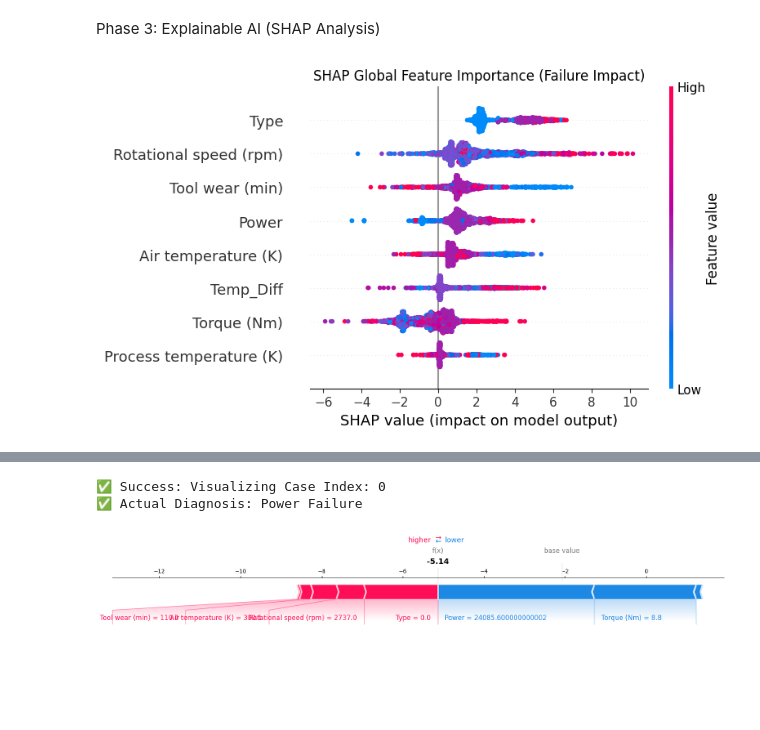
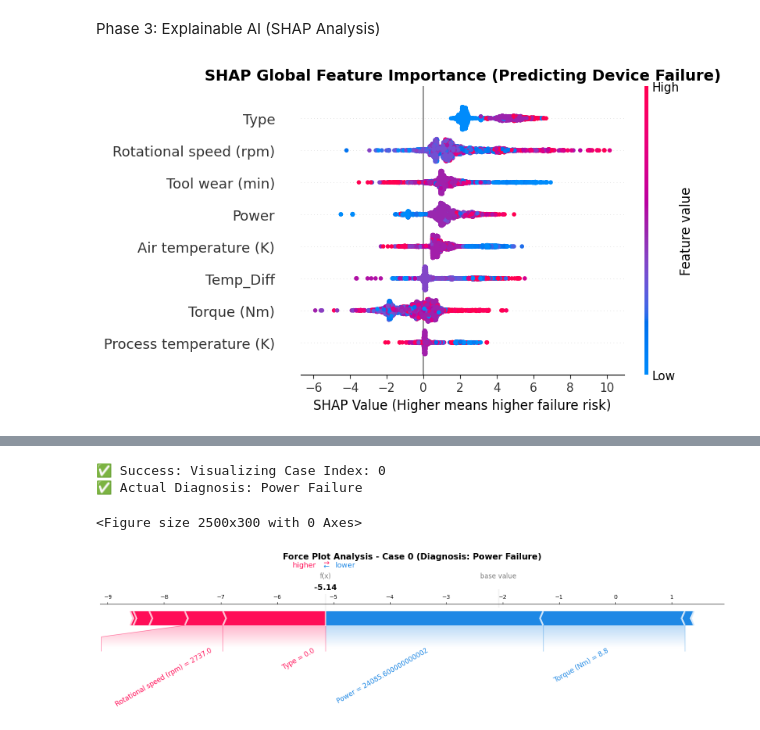
Before and after one commit to meave-cloud/Predictive-Maintenance-PDMI, a Jupyter notebook: AI4I-PMDI 2024を用いた機械故障分類とSHAPによる説明可能AIの実装.ipynb, the cells around one changed output, grey strips where cells are left out. Cells and saved outputs as stored; diff of their text form; code cells hidden in the pictures; blank space fills up the shorter version.

Commit message:
style: refresh SHAP plots with high-clarity versions

```diff
--- a/AI4I-PMDI 2024を用いた機械故障分類とSHAPによる説明可能AIの実装.ipynb
+++ b/AI4I-PMDI 2024を用いた機械故障分類とSHAPによる説明可能AIの実装.ipynb
@@ -97,65 +97,88 @@ Heat Dissipation Failure       1.00      1.00      1.00        21
 # %% [markdown]
 Phase 3: Explainable AI (SHAP Analysis)
 # %%
+# =============================================================================
+# MODEL INTERPRETATION USING SHAP
+# This section provides transparency into how the model makes decisions.
+# =============================================================================
+
+import shap
+import matplotlib.pyplot as plt
+import pandas as pd
+import numpy as np
+
 # --- 1. Initialize SHAP Explainer ---
+# Converting imputed data back to DataFrame to keep feature names
 X_test_df = pd.DataFrame(X_test_imputed, columns=X.columns)
 explainer = shap.TreeExplainer(lgb_model)
 shap_values = explainer.shap_values(X_test_df)
 
-# --- 2. Global Interpretation: Summary Plot ---
-plt.figure(figsize=(10, 6))
+# --- 2. Global Interpretation: Summary Plot (Fixed for Multi-class) ---
+# This plot shows the top features driving the model's predictions globally.
+# We focus on the 'Failure' class to identify root causes of equipment issues.
 
+plt.figure(figsize=(12, 8))
+
+# Logic to select the correct class index for multi-class SHAP values
 if isinstance(shap_values, list):
-    # For Multi-class, visualize the impact on the first failure class
-    shap.summary_plot(shap_values, X_test_df, show=False)
+    # shap_values[1] typically represents the impact for the 'Failure' class
+    target_shap_values = shap_values[1]
 elif len(shap_values.shape) == 3:
-    shap.summary_plot(shap_values[:, :, 1], X_test_df, show=False)
+    # Handle cases where SHAP returns a 3D array [samples, features, classes]
+    target_shap_values = shap_values[:, :, 1]
 else:
-    shap.summary_plot(shap_values, X_test_df, show=False)
+    target_shap_values = shap_values
 
-plt.title("SHAP Global Feature Importance (Failure Impact)")
+shap.summary_plot(target_shap_values, X_test_df, show=False, max_display=15)
+plt.title("SHAP Global Feature Importance (Predicting Device Failure)", fontsize=14, fontweight='bold')
+plt.xlabel("SHAP Value (Higher means higher failure risk)", fontsize=12)
 plt.tight_layout()
 plt.show()
 
-# --- 3. Local Interpretation: Force Plot ---
+# --- 3. Local Interpretation: Force Plot (Optimized for Readability) ---
+# Analyzing a specific failure case to see why the model predicted a breakdown.
 shap.initjs()
 
-# Locate the first failure sample
+# Locate the first failure sample in the test set
 fail_indices = np.where(y_test.values != 'No failure')[0]
 
 if len(fail_indices) > 0:
-    target_idx = fail_indices[0] # Get the first integer index
+    target_idx = fail_indices[0]
     actual_diagnosis = y_test.values[target_idx]
 
     print(f"✅ Success: Visualizing Case Index: {target_idx}")
     print(f"✅ Actual Diagnosis: {actual_diagnosis}")
 
-    # Handle base_value (expected_value) and shap_values specifically for Multi-class
+    # Extract values for the specific sample and failure class
     if isinstance(shap_values, list):
-        # Case: List of arrays (one per class)
-        sv = shap_values[target_idx]
-        ev = explainer.expected_value # If this fails, try explainer.expected_value[1]
-    elif len(shap_values.shape) == 3:
-        # Case: 3D array (samples, features, classes)
-        sv = shap_values[target_idx, :, 1]
-        ev = explainer.expected_value if not isinstance(explainer.expected_value, (list, np.ndarray)) else explainer.expected_value[1]
+        sv = shap_values[1][target_idx]
+        ev = explainer.expected_value[1] if isinstance(explainer.expected_value, (list, np.ndarray)) else explainer.expected_value
     else:
-        # Case: Standard 2D array
-        sv = shap_values[target_idx]
-        ev = explainer.expected_value
+        sv = target_shap_values[target_idx]
+        ev = explainer.expected_value[1] if isinstance(explainer.expected_value, (list, np.ndarray)) else explainer.expected_value
 
-    # Explicitly pass parameters to avoid TypeError
+    # Fix Overlap: Using a wide figure and contribution threshold
+    plt.figure(figsize=(25, 3))
     shap.force_plot(
-        ev,             # Base value (The first parameter!)
-        sv,             # SHAP values
+        ev,
+        sv,
         X_test_df.iloc[target_idx, :],
-        matplotlib=True
+        matplotlib=True,
+        show=False,
+        contribution_threshold=0.15, # Hide minor features to prevent label overlap
+        text_rotation=30             # Angle text to prevent collisions
     )
+
+    plt.title(f"Force Plot Analysis - Case {target_idx} (Diagnosis: {actual_diagnosis})",
+              pad=80, fontsize=15, fontweight='bold')
+    plt.show()
+
 else:
-    print("⚠️ Warning: No failure samples found.")
+    print("⚠️ Warning: No failure samples found in the current test set.")
 # %% [output]
-[figure, old version]
+[figure, new version]
 [interactive output not drawn]
 ✅ Success: Visualizing Case Index: 0
 ✅ Actual Diagnosis: Power Failure
+<Figure size 2500x300 with 0 Axes>
-[figure, old version]
+[figure, new version]
```
Also changed, not shown: parts of 1 cell of this notebook.
